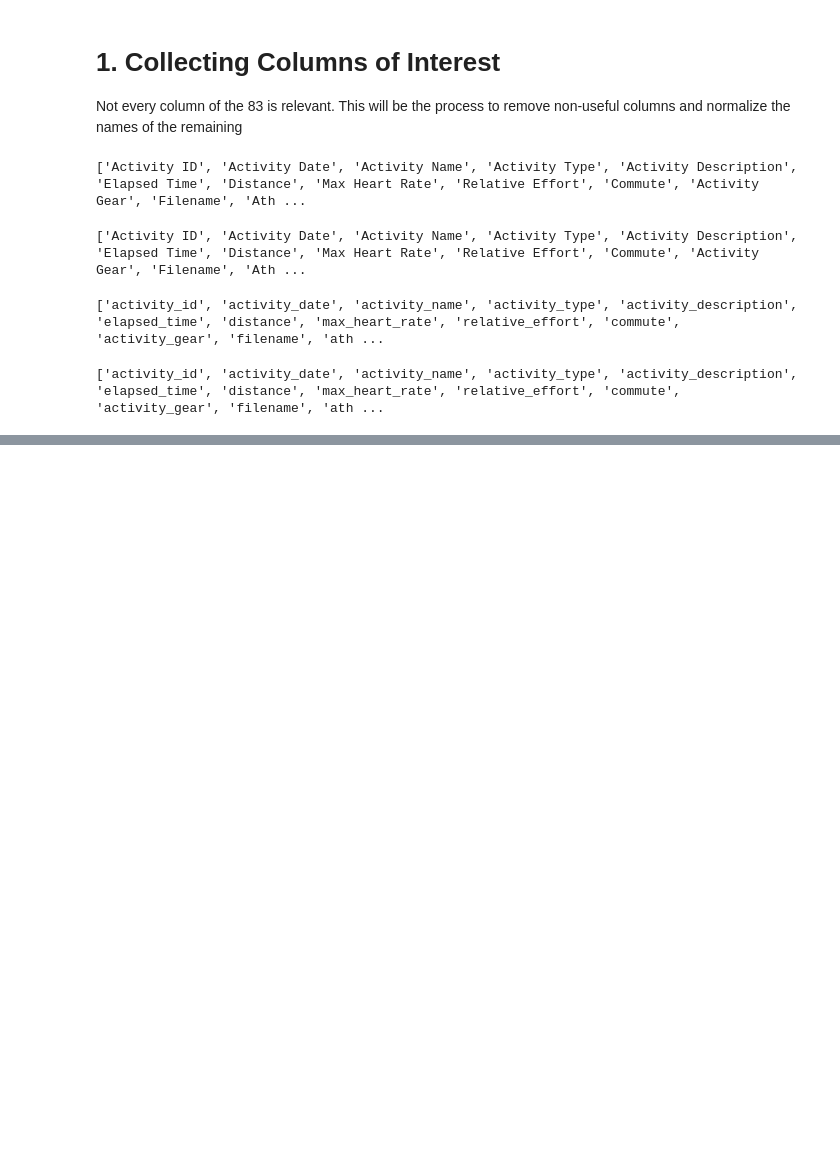
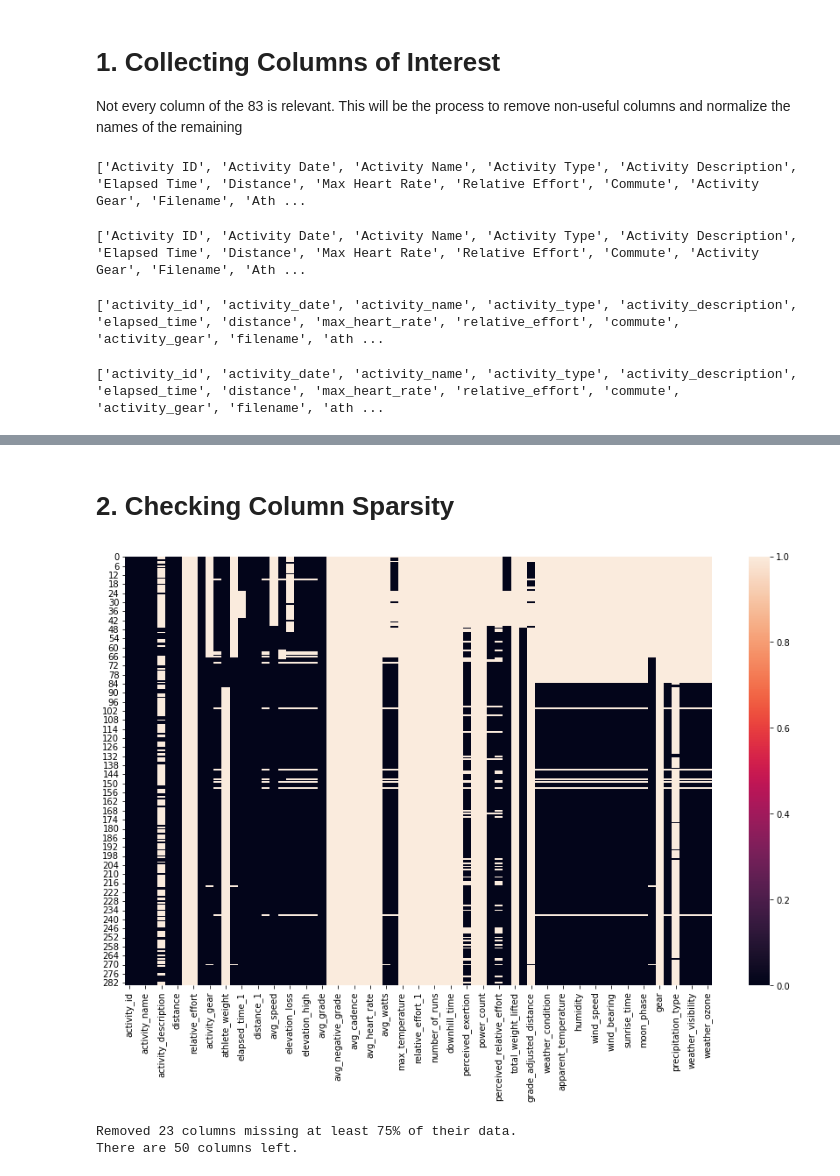
Before and after one commit to ericbauer55/strava-fitness, a Jupyter notebook: src/notebooks/0. Activity Log EDA.ipynb, the cells around one changed output, grey strips where cells are left out. Cells and saved outputs as stored; diff of their text form; code cells hidden in the pictures; blank space fills up the shorter version.

Commit message:
removed the obvious 100% sparse columns

```diff
--- a/src/notebooks/0. Activity Log EDA.ipynb
+++ b/src/notebooks/0. Activity Log EDA.ipynb
@@ -60,3 +60,25 @@ df.head(2)
 |  | activity_id | activity_date | activity_name | activity_type | activity_description | elapsed_time | ... |
 | 0 | 1595697949 | May 25, 2018, 7:47:31 PM | Rock wall | Ride | NaN | 2578 | ... |
 | 1 | 1617777375 | Jun 4, 2018, 11:40:17 PM | Hole back from Grand view point | Hike | NaN | 3775 | ... |
+# %% [markdown]
+# 2. Checking Column Sparsity
+# %%
+fig = plt.figure(figsize=(15,9))
+_ = sns.heatmap(df.isna())
+# %% [output]
+[figure, added]
+# %%
+# Check each column for 100% Sparsity (all rows == NULL) and remove the column if true
+n_cols_before = len(df.columns)
+non_null_columns = []
+
+for column in df.columns:
+    if np.mean(df[column].isna()) < 1.0:
+        non_null_columns.append(column)
+
+df = df[non_null_columns]
+print(f'Removed {n_cols_before-len(non_null_columns)} columns missing 100% of their data.')
+print(f'There are {len(non_null_columns)} columns left.')
+# %% [output]
+Removed 23 columns missing at least 75% of their data.
+There are 50 columns left.
```
Also changed, not shown: parts of 1 cell of this notebook.
